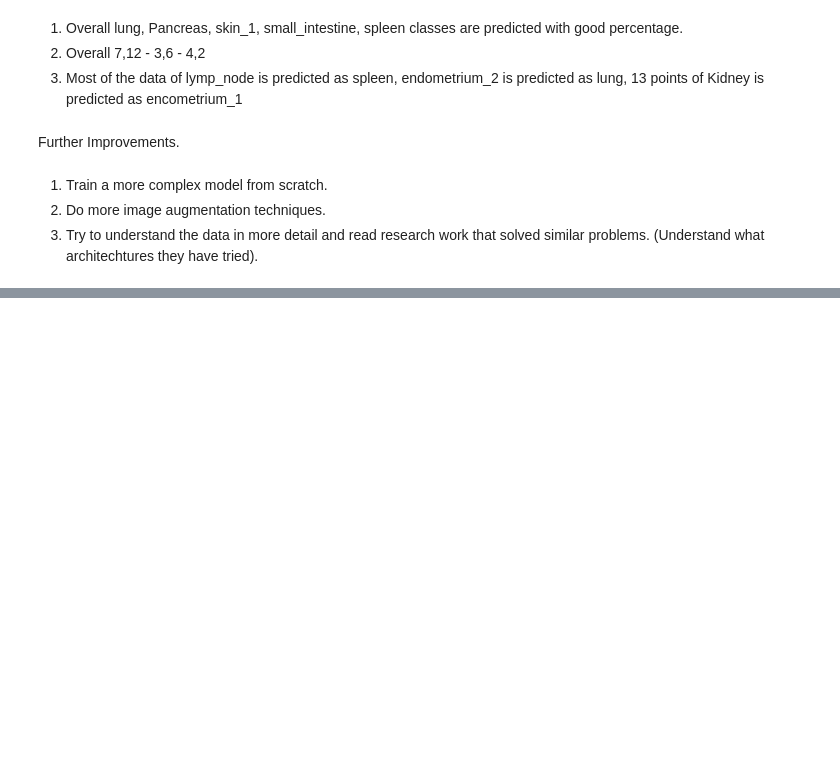
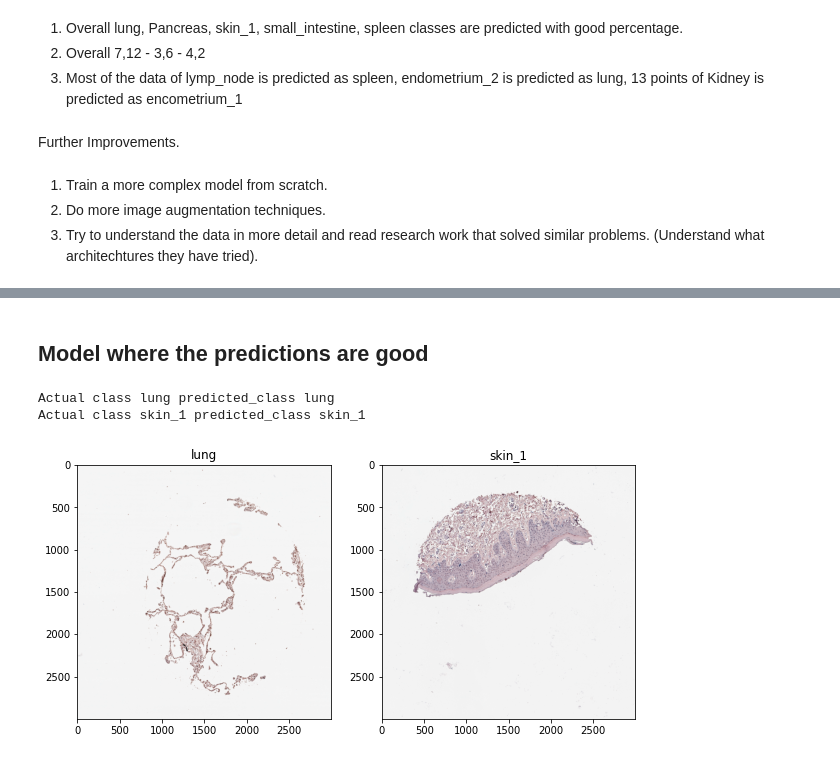
Before and after one commit to GowthamChowta/CNS_Classification, a Jupyter notebook: Train_from scratch_pretrained.ipynb, the cells around one changed output, grey strips where cells are left out. Cells and saved outputs as stored; diff of their text form; code cells hidden in the pictures; blank space fills up the shorter version.

```diff
--- a/Train_from scratch_pretrained.ipynb
+++ b/Train_from scratch_pretrained.ipynb
@@ -414,0 +477,8 @@ Further Improvements.
+# %% [markdown]
+## Model where the predictions are good
+# %%
+plot_randomly(6,9)
+# %% [output]
+Actual class lung predicted_class lung
+Actual class skin_1 predicted_class skin_1
+[figure, added]
```
Also changed, not shown: parts of 8 cells of this notebook.
